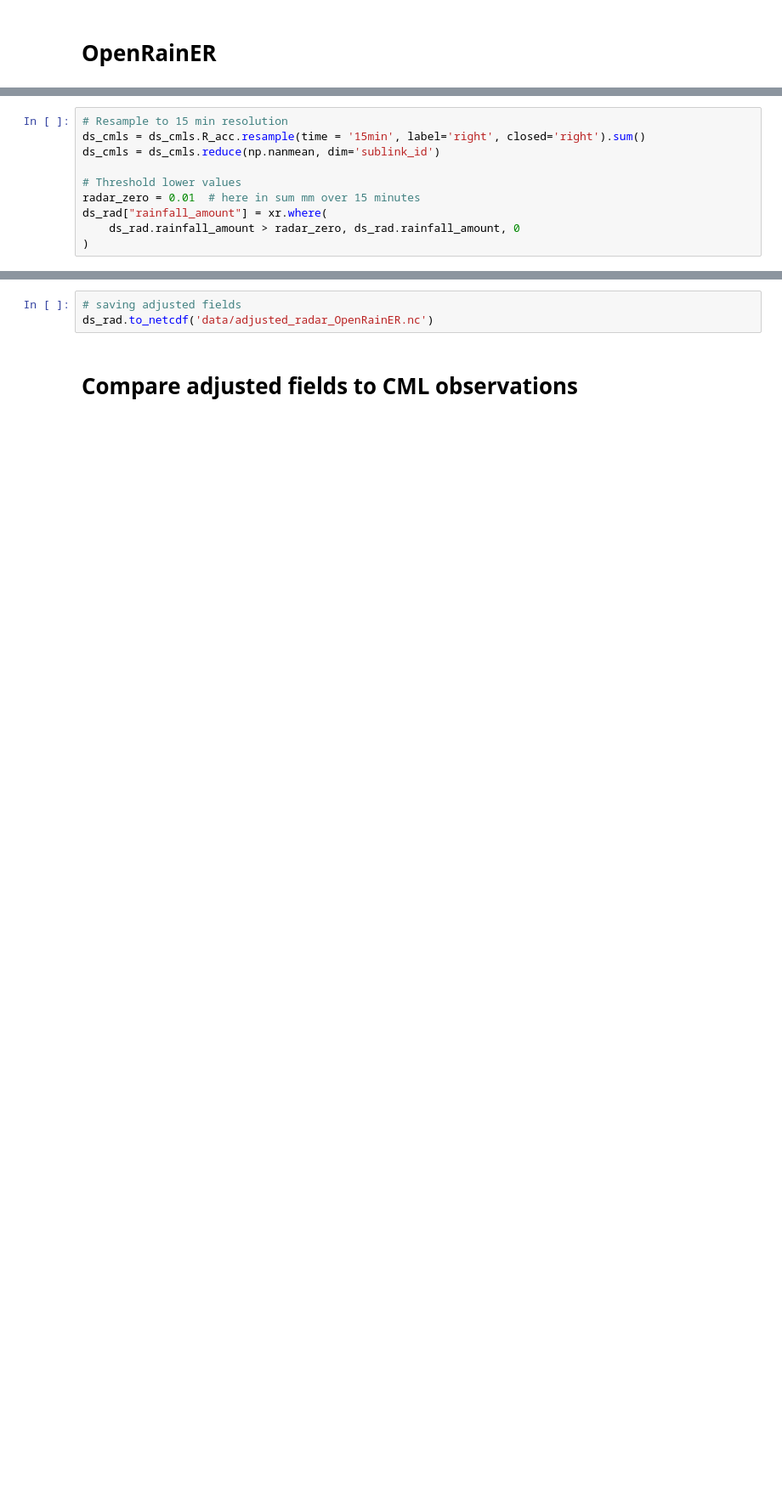
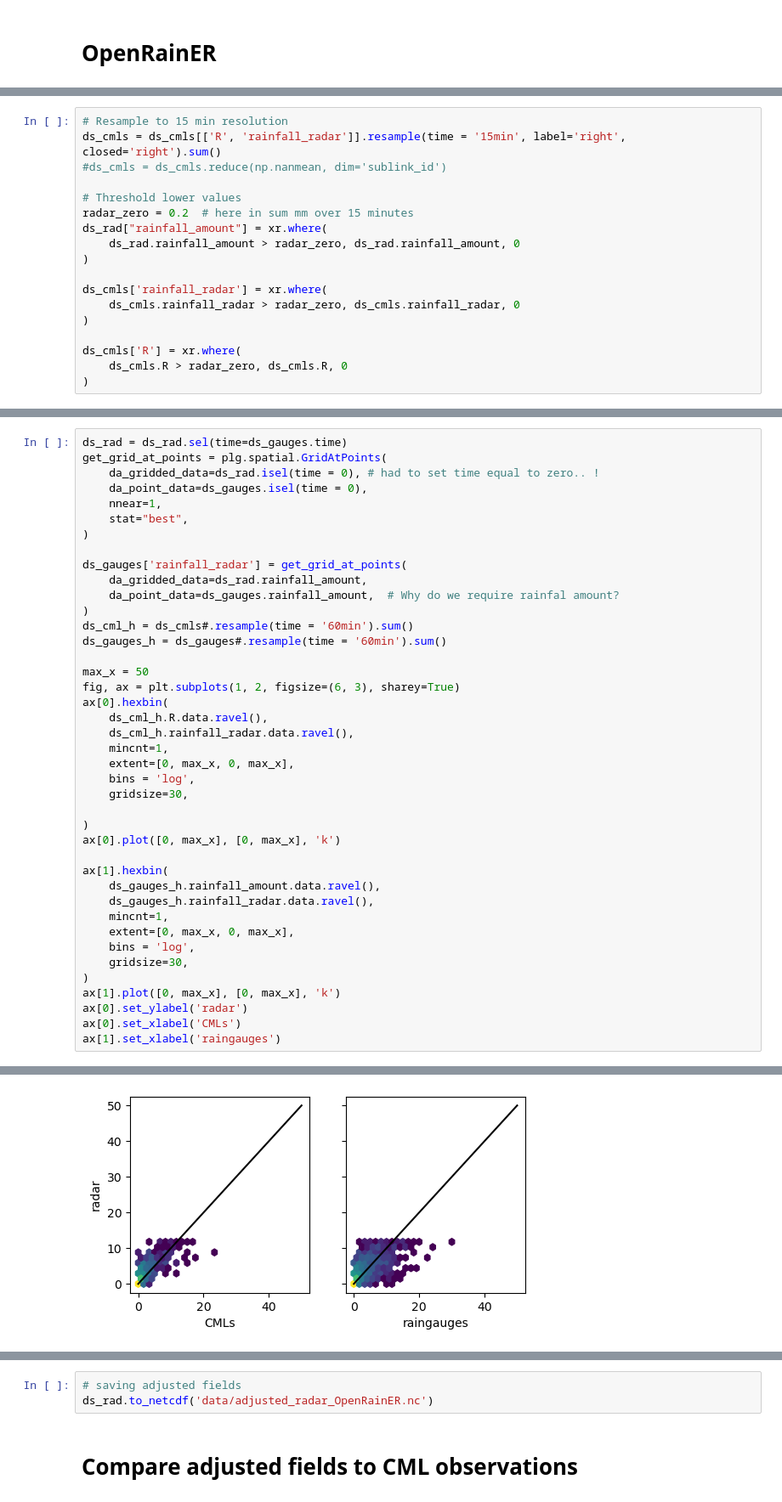
Before and after one commit to eoydvin/radar_adjustment_intercomparison, a Jupyter notebook: 3_adjust_radar.ipynb, the cells around one changed output, grey strips where cells are left out. Shown at 85% size. Drawn from its saved outputs; the diff is of its cells as text; blank space fills up the shorter version.

```diff
--- a/3_adjust_radar.ipynb
+++ b/3_adjust_radar.ipynb
@@ -634,11 +663,19 @@ ds_rad = ds_rad.sel(time = slice(start, end))
 ds_cmls = ds_cmls.sel(time = slice(start, end))
 # %%
 # Resample to 15 min resolution
-ds_cmls = ds_cmls.R_acc.resample(time = '15min', label='right', closed='right').sum()
-ds_cmls = ds_cmls.reduce(np.nanmean, dim='sublink_id')
+ds_cmls = ds_cmls[['R', 'rainfall_radar']].resample(time = '15min', label='right', closed='right').sum()
+#ds_cmls = ds_cmls.reduce(np.nanmean, dim='sublink_id')
 
 # Threshold lower values
-radar_zero = 0.01  # here in sum mm over 15 minutes
+radar_zero = 0.2  # here in sum mm over 15 minutes
 ds_rad["rainfall_amount"] = xr.where(
     ds_rad.rainfall_amount > radar_zero, ds_rad.rainfall_amount, 0
 )
+
+ds_cmls['rainfall_radar'] = xr.where(
+    ds_cmls.rainfall_radar > radar_zero, ds_cmls.rainfall_radar, 0
+)
+
+ds_cmls['R'] = xr.where(
+    ds_cmls.R > radar_zero, ds_cmls.R, 0
+)
@@ -677,0 +920,42 @@ ds_rad = ds_rad.rename({'lon_grid':'lon', 'lat_grid':'lat'})
+# %%
+ds_rad = ds_rad.sel(time=ds_gauges.time)
+get_grid_at_points = plg.spatial.GridAtPoints(
+    da_gridded_data=ds_rad.isel(time = 0), # had to set time equal to zero.. !
+    da_point_data=ds_gauges.isel(time = 0),
+    nnear=1,
+    stat="best",
+)
+
+ds_gauges['rainfall_radar'] = get_grid_at_points(
+    da_gridded_data=ds_rad.rainfall_amount,
+    da_point_data=ds_gauges.rainfall_amount,  # Why do we require rainfal amount?
+)
+ds_cml_h = ds_cmls#.resample(time = '60min').sum()
+ds_gauges_h = ds_gauges#.resample(time = '60min').sum()
+
+max_x = 50
+fig, ax = plt.subplots(1, 2, figsize=(6, 3), sharey=True)
+ax[0].hexbin(
+    ds_cml_h.R.data.ravel(),
+    ds_cml_h.rainfall_radar.data.ravel(),
+    mincnt=1,
+    extent=[0, max_x, 0, max_x],
+    bins = 'log',
+    gridsize=30,
+
+)
+ax[0].plot([0, max_x], [0, max_x], 'k')
+
+ax[1].hexbin(
+    ds_gauges_h.rainfall_amount.data.ravel(),
+    ds_gauges_h.rainfall_radar.data.ravel(),
+    mincnt=1,
+    extent=[0, max_x, 0, max_x],
+    bins = 'log',
+    gridsize=30,
+)
+ax[1].plot([0, max_x], [0, max_x], 'k')
+ax[0].set_ylabel('radar')
+ax[0].set_xlabel('CMLs')
+ax[1].set_xlabel('raingauges')
+# %% [output]
@@ -678,3 +963,4 @@ ds_rad = ds_rad.rename({'lon_grid':'lon', 'lat_grid':'lat'})
+[figure, added]
 # %%
 # Additive IDW
 merger = merge.merge.MergeAdditiveIDW()
```
Also changed, not shown: parts of 36 cells of this notebook.
